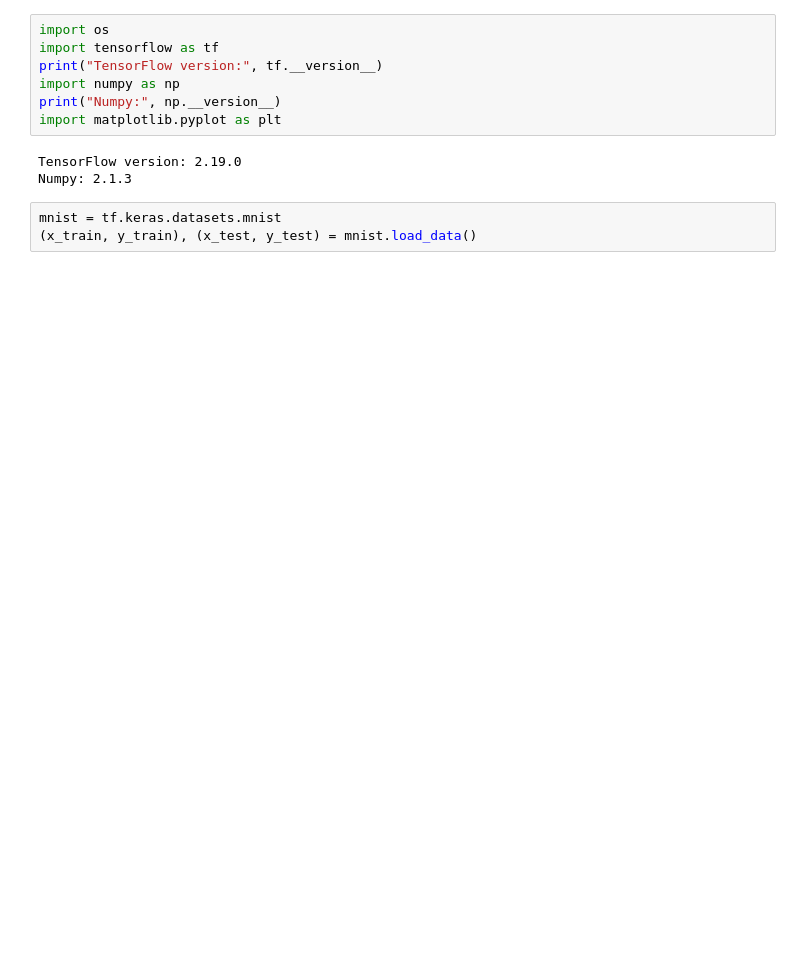
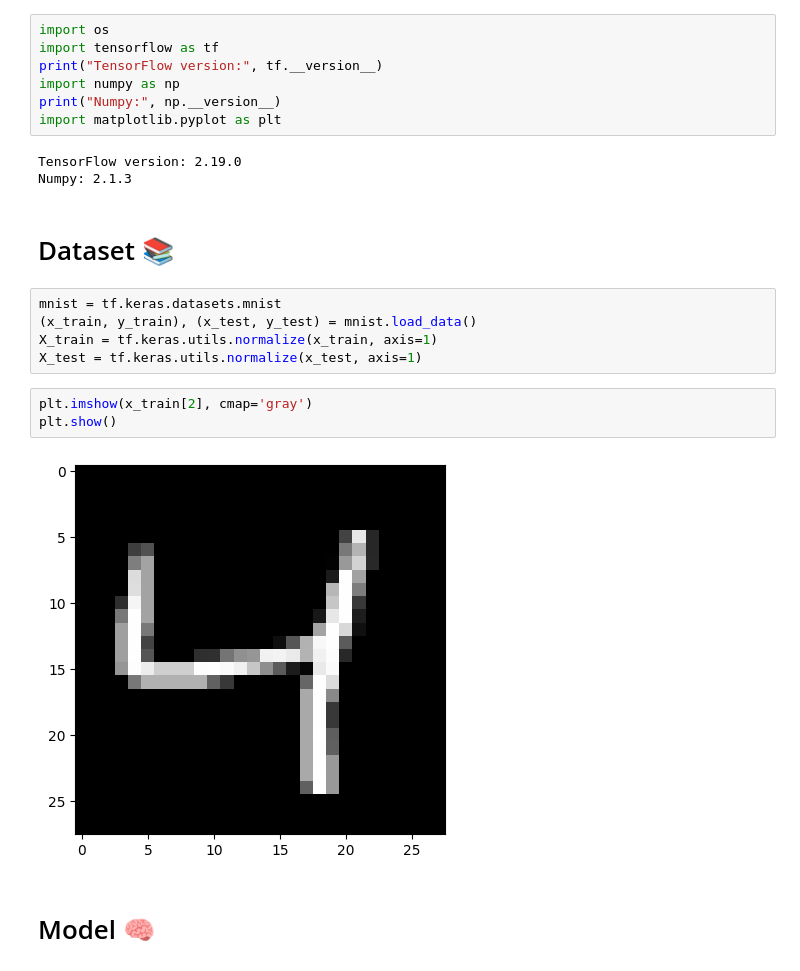
Before and after one commit to anonimity69/Neural-Network-Basics101, a Jupyter notebook: digitrecognizer.ipynb, the cells around one changed output. Saved outputs shown, nothing was run; the diff lists cells and outputs as text; blank space fills up the shorter version.

Commit message:
Model update+ minor fixes

```diff
--- a/digitrecognizer.ipynb
+++ b/digitrecognizer.ipynb
@@ -95,6 +10,17 @@ import matplotlib.pyplot as plt
 # %% [output]
 TensorFlow version: 2.19.0
 Numpy: 2.1.3
+# %% [markdown]
+# Dataset 📚
 # %%
 mnist = tf.keras.datasets.mnist
 (x_train, y_train), (x_test, y_test) = mnist.load_data()
+X_train = tf.keras.utils.normalize(x_train, axis=1)
+X_test = tf.keras.utils.normalize(x_test, axis=1)
+# %%
+plt.imshow(x_train[2], cmap='gray')
+plt.show()
+# %% [output]
+[figure, added]
+# %% [markdown]
+# Model 🧠
```
Also changed, not shown: parts of 9 cells of this notebook, 3 other files.
